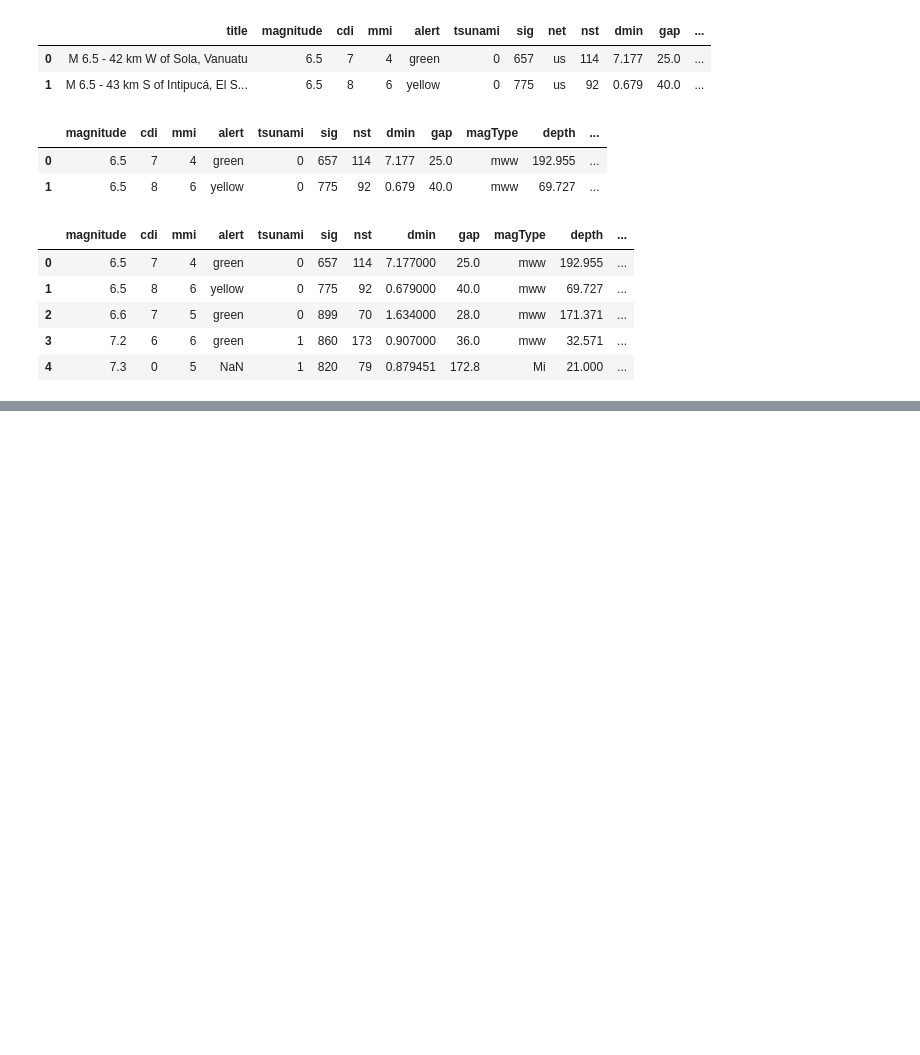
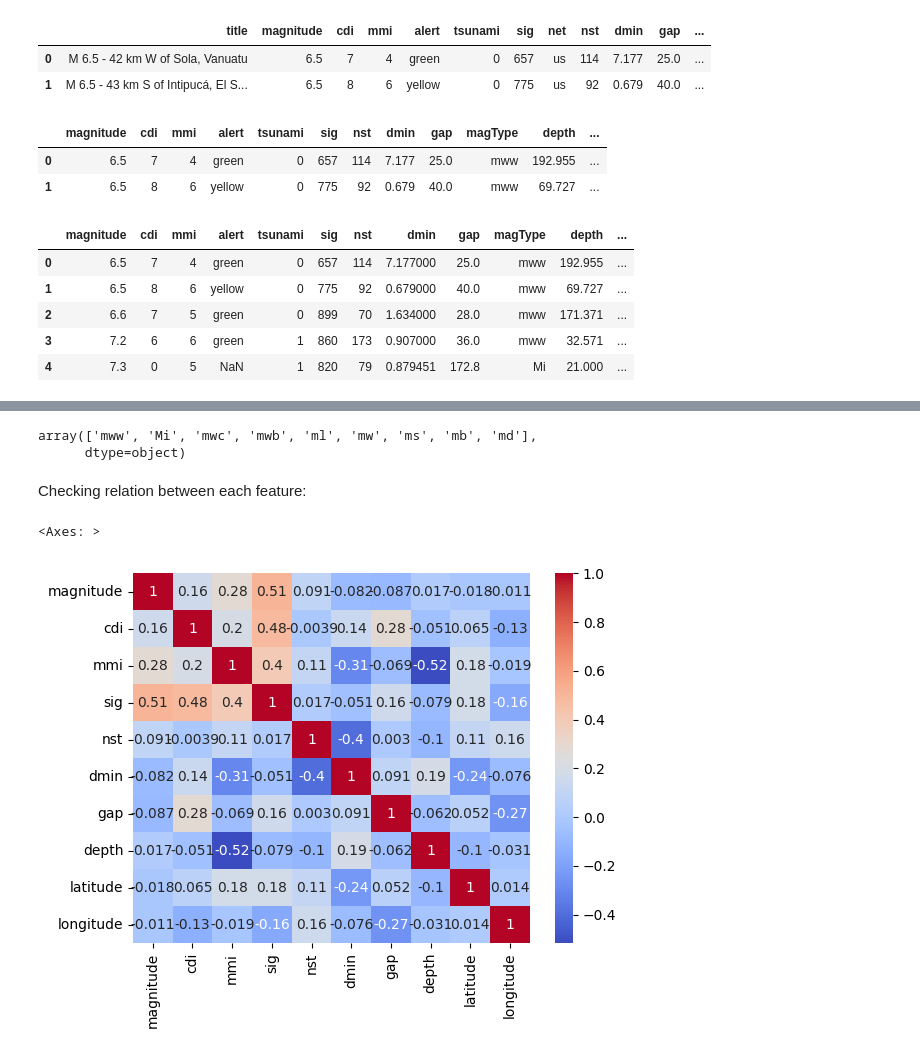
Before and after one commit to Alcatraz312/earthquake-prediction, a Jupyter notebook: src/main.ipynb, the cells around one changed output, grey strips where cells are left out. Drawn from its saved outputs; the diff is of its cells as text; code cells hidden in the pictures; blank space fills up the shorter version.

```diff
--- a/src/main.ipynb
+++ b/src/main.ipynb
@@ -123,0 +156,2 @@ df_1.head()
+# %%
+df_1.drop("alert", axis = 1, inplace= True)
@@ -123,0 +172,16 @@ df_1.head()
+# %%
+df_1["magType"].unique()
+# %% [output]
+array(['mww', 'Mi', 'mwc', 'mwb', 'ml', 'mw', 'ms', 'mb', 'md'],
+      dtype=object)
+# %%
+df_1.drop("tsunami", axis = 1, inplace= True)
+# %% [markdown]
+Checking relation between each feature:
+# %%
+correlation_matrix = df_1.drop("magType", axis= 1).corr()
+
+sns.heatmap(correlation_matrix, cmap = "coolwarm", annot= True)
+# %% [output]
+<Axes: >
+[figure, added]
```
Also changed, not shown: parts of 6 cells of this notebook.
